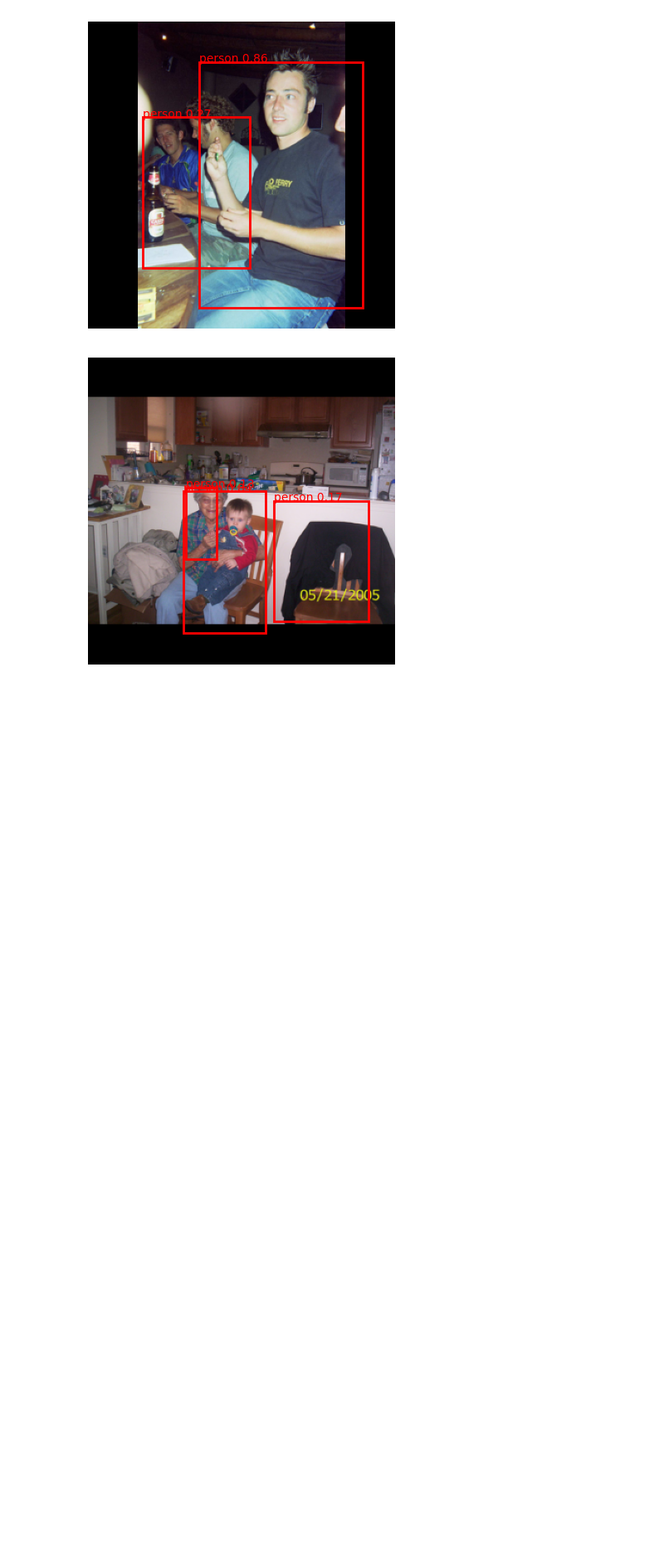
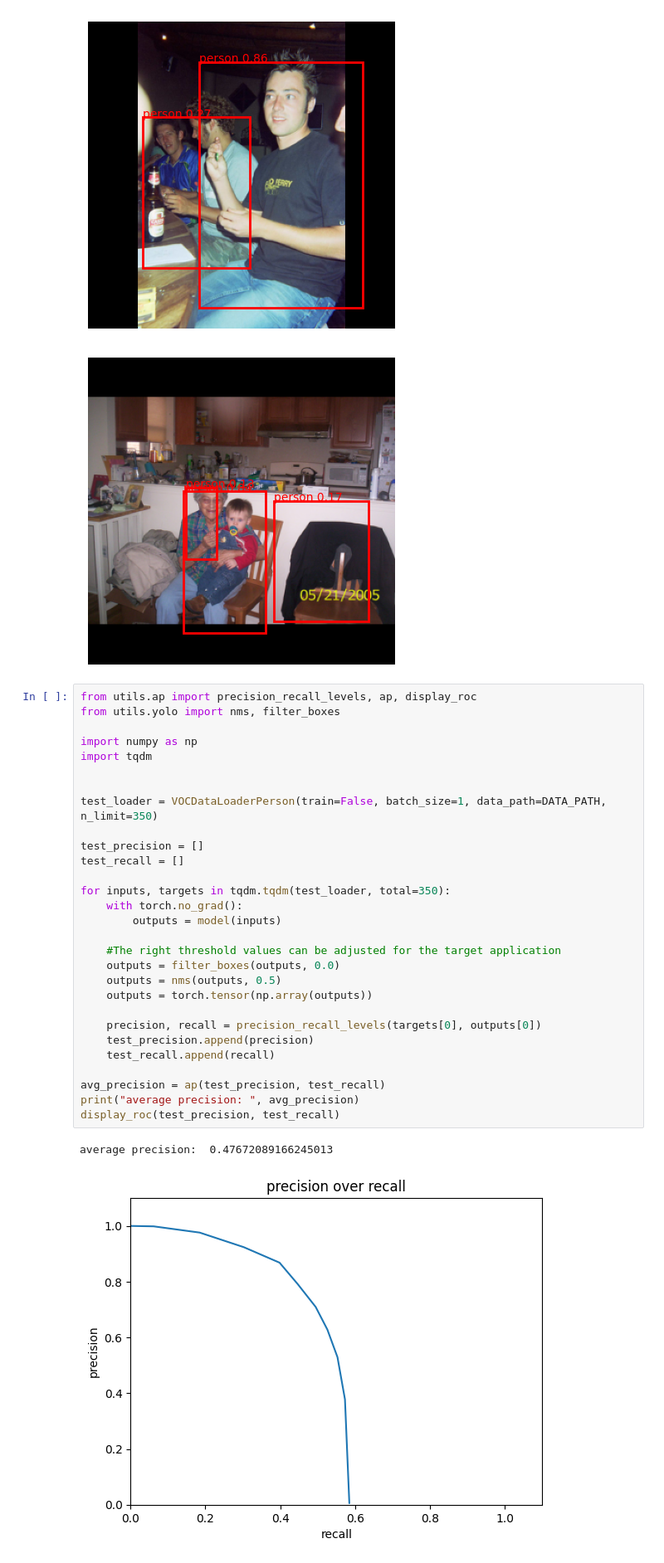
Before and after one commit to yannickfunk/EmbeddedMLLab, a Jupyter notebook: person_only_training.ipynb, the cells around one changed output. Shown at 83% size. Cells and saved outputs as stored; diff of their text form; blank space fills up the shorter version.

```diff
--- a/person_only_training.ipynb
+++ b/person_only_training.ipynb
@@ -89,3 +89,35 @@ HPU available: False, using: 0 HPUs
 [figure]
 [figure]
 [figure]
+# %%
+from utils.ap import precision_recall_levels, ap, display_roc
+from utils.yolo import nms, filter_boxes
+
+import numpy as np
+import tqdm
+
+
+test_loader = VOCDataLoaderPerson(train=False, batch_size=1, data_path=DATA_PATH, n_limit=350)
+
+test_precision = []
+test_recall = []
+
+for inputs, targets in tqdm.tqdm(test_loader, total=350):
+    with torch.no_grad():
+        outputs = model(inputs)
+
+    #The right threshold values can be adjusted for the target application
+    outputs = filter_boxes(outputs, 0.0)
+    outputs = nms(outputs, 0.5)
+    outputs = torch.tensor(np.array(outputs))
+
+    precision, recall = precision_recall_levels(targets[0], outputs[0])
+    test_precision.append(precision)
+    test_recall.append(recall)
+
+avg_precision = ap(test_precision, test_recall)
+print("average precision: ", avg_precision)
+display_roc(test_precision, test_recall)
+# %% [output]
+average precision:  0.47672089166245013
+[figure, added]
```
